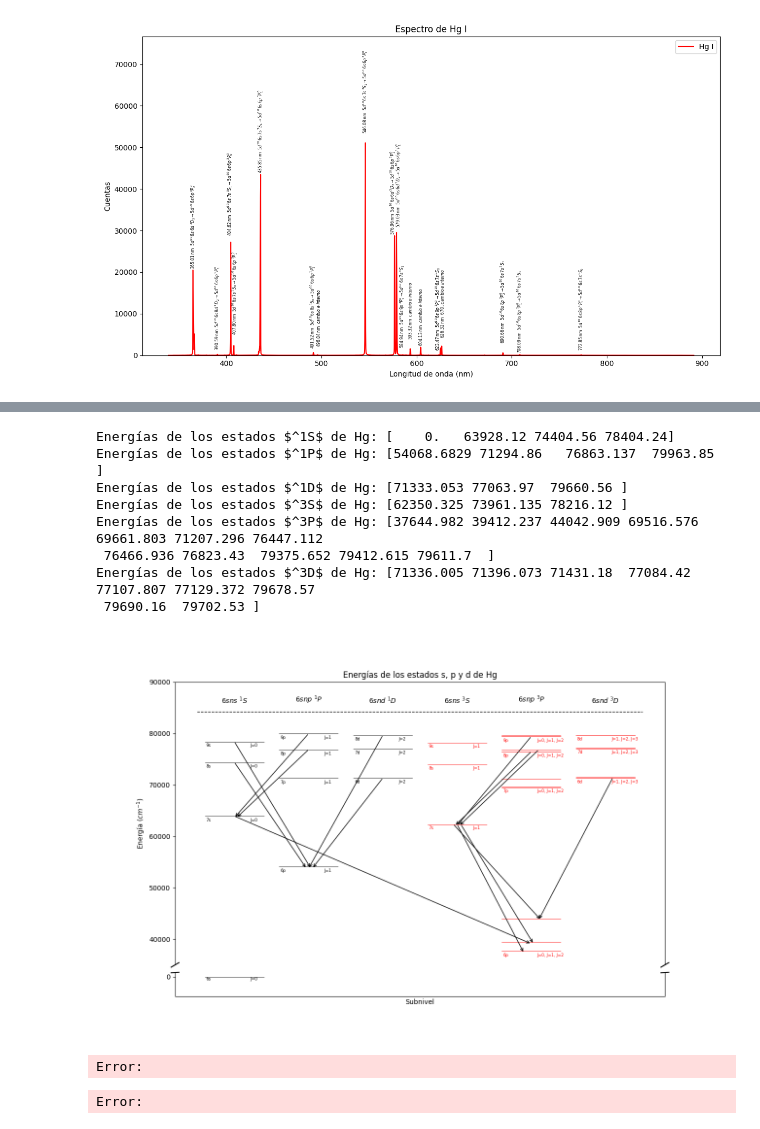
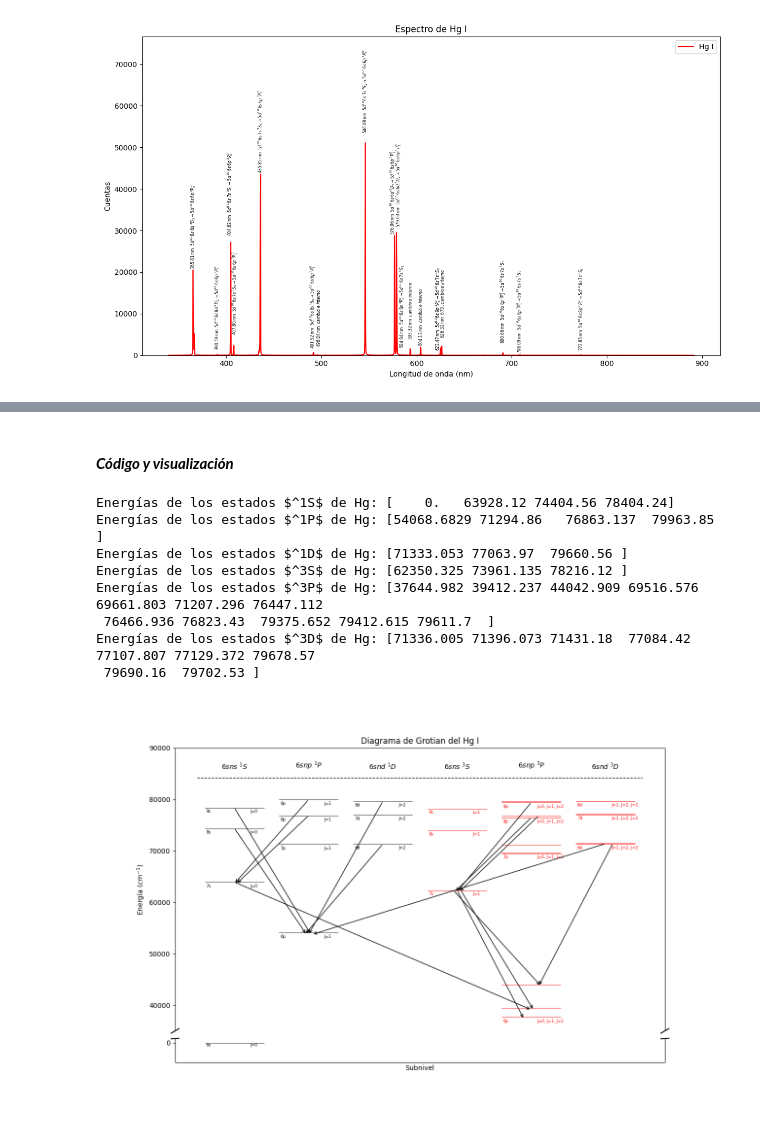
Before and after one commit to Edgarfevi/Proyectos, a Jupyter notebook: Proyectos_python/FISICA/TEIII/archivos_py/segundo_cuatri/capas_finas.ipynb, the cells around one changed output, grey strips where cells are left out. Saved outputs shown, nothing was run; the diff lists cells and outputs as text; code cells hidden in the pictures.

```diff
--- a/Proyectos_python/FISICA/TEIII/archivos_py/segundo_cuatri/capas_finas.ipynb
+++ b/Proyectos_python/FISICA/TEIII/archivos_py/segundo_cuatri/capas_finas.ipynb
@@ -69,4 +123,5 @@ pico 30: 866.69 nm
 # %%
+# --- Espectro de Na: construccion de la figura y anotaciones ---
 plt.figure(figsize=(12, 7))
 
 # Ajuste visual: elevar el pico cercano a 589.20 nm por encima de 30000 cuentas
@@ -83,33 +138,36 @@ if delta_589 > 0:
     sigma_nm = 0.06
     y_plot = y_plot + delta_589 * np.exp(-0.5 * ((x_plot - centro_589) / sigma_nm) ** 2)
 
+# Curva principal del espectro
 plt.plot(x_plot, y_plot, label='Na I', color='red')
 
 # Líneas de Na I en formato espectroscópico estándar
+
 lineas_na = [
     (415.88, r"2p^6\,17s\,^{2}S_{1/2}\rightarrow 2p^6\,3p\,^{2}P^{0}_{1/2}"),
     (419.91, r"2p^6\,14s\,^{2}S_{1/2}\rightarrow 2p^6\,3p\,^{2}P^{0}_{1/2}"),
     (455.31, r"2p^6\,6d\,^{2}D_{3/2}\rightarrow 2p^6\,3p\,^{2}P^{0}_{1/2}"),
     (498.16, r"2p^6\,5d\,^{2}D_{5/2}\rightarrow 2p^6\,3p\,^{2}P^{0}_{3/2}"),
-    (568.82, r"2p^6\,4d\,^{2}D_{3/2}\rightarrow 2p^6\,3p\,^{2}P^{0}"),
+    (568.82, r"2p^6\,4d\,^{2}D_{3/2}\rightarrow 2p^6\,3p\,^{2}P^{0}_{3/2}"),
     (588.93, r"2p^6\,3p\,^{2}P^{0}_{1/2}\rightarrow 2p^6\,3s\,^{2}S_{1/2}"),
     (589.20, r"2p^6\,3p\,^{2}P^{0}_{3/2}\rightarrow 2p^6\,3s\,^{2}S_{1/2}"),
-    (616.00, r"2p^6\,5s\,^{2}S\rightarrow 2p^6\,3p\,^{2}P^{0}_{3/2}"),
+    (616.00, r"2p^6\,5s\,^{2}S_{1/2}\rightarrow 2p^6\,3p\,^{2}P^{0}_{3/2}"),
     (696.49, r"2p^6\,10p\,^{2}P^{0}_{1/2}\rightarrow 2p^6\,4s\,^{2}S_{1/2}"),
     (706.64, r"2p^6\,9p\,^{2}P^{0}_{3/2}\rightarrow 2p^6\,4s\,^{2}S_{1/2}"),
     (738.29, r"2p^6\,8p\,^{2}P^{0}_{3/2}\rightarrow 2p^6\,4s\,^{2}S_{1/2}"),
-    (750.34, r"2p^6\,4p\,^{2}P^{0}_{1/2}\rightarrow 2p^6\,3p\,^{2}P^{0}"),
-    (763.36, r"2p^6\,4p\,^{2}P^{0}_{3/2}\rightarrow 2p^6\,3p\,^{2}P^{0}"),
+    (750.34, r"2p^6\,4p\,^{2}P^{0}_{1/2}\rightarrow 2p^6\,3p\,^{2}P^{0}_{1/2}"),
+    (763.36, r"2p^6\,4p\,^{2}P^{0}_{3/2}\rightarrow 2p^6\,3p\,^{2}P^{0}_{3/2}"),
     (772.34, r"2p^6\,7p\,^{2}P^{0}_{3/2}\rightarrow 2p^6\,4s\,^{2}S_{1/2}"),
     (794.75, r"2p^6\,7p\,^{2}P^{0}_{3/2}\rightarrow 2p^6\,4s\,^{2}S_{1/2}"),
     (801.33, r"2p^6\,7p\,^{2}P^{0}_{1/2}\rightarrow 2p^6\,4s\,^{2}S_{1/2}"),
     (811.41, r"2p^6\,3d\,^{2}D_{3/2}\rightarrow 2p^6\,3p\,^{2}P^{0}_{1/2}"),
-    (819.44, r"2p^6\,3d\,^{2}D_{3/2}\rightarrow 2p^6\,3p\,^{2}P^{0}"),
+    (819.44, r"2p^6\,3d\,^{2}D_{3/2}\rightarrow 2p^6\,3p\,^{2}P^{0}_{3/2}"),
     (826.31, r"2p^6\,3d\,^{2}D_{5/2}\rightarrow 2p^6\,3p\,^{2}P^{0}_{3/2}"),
     (852.10, r"2p^6\,6p\,^{2}P^{0}_{3/2}\rightarrow 2p^6\,4s\,^{2}S_{1/2}"),
     (866.69, r"2p^6\,6p\,^{2}P^{0}_{1/2}\rightarrow 2p^6\,4s\,^{2}S_{1/2}"),
 ]
 
+# Orden por longitud de onda para una colocacion consistente de etiquetas
 lineas_ordenadas = sorted(lineas_na, key=lambda t: t[0])
 offset_vertical = [350, 1050, 1750, 2450]
 
@@ -146,6 +204,7 @@ for cluster in clusters:
     for k, (lambda_nm, _) in enumerate(cluster):
         offset_cluster[round(lambda_nm, 2)] = (x_vals[k], 280 * k)
 
+# Dibuja texto rotado con longitud de onda y transicion para cada linea
 for i, (lambda_nm, transicion) in enumerate(lineas_ordenadas):
     idx = int(np.argmin(np.abs(x_plot - lambda_nm)))
     y_pico = y_plot[idx]
@@ -1064,4 +1203,7 @@ plt.show()
+# %% [markdown]
+#### ***Código y visualización***
 # %%
+# --- Diagrama de Grotrian de Hg: armado de niveles y transiciones ---
 Datos_Energia_s_Hg_1 =[]
 Datos_Energia_p_Hg_1 =[]
 Datos_Energia_d_Hg_1 =[]
@@ -1069,6 +1211,7 @@ Datos_Energia_s_Hg_3 =[]
 Datos_Energia_p_Hg_3 =[]
 Datos_Energia_d_Hg_3 =[]
 
+# Extraccion de niveles desde la tabla para terminos singlete/triplete
 """6sns"""
 
 
@@ -1092,6 +1235,7 @@ for i in range(len(Data)):
 
 
 
+# Arreglos de energia por serie y multiplicidad
 Energia_s_1 = np.array(Datos_Energia_s_Hg_1)
 Energia_p_1 = np.array(Datos_Energia_p_Hg_1)
 Energia_d_1 = np.array(Datos_Energia_d_Hg_1)
@@ -1130,6 +1274,9 @@ transiciones_hg = [
 
     # lambda = 546.08 nm (7s ³S -> 6p ³P⁰)
     (3.5, Energia_s_3[0], 4.5, Energia_p_3[2]),
+
+    # lambda = 576.96 nm (6d ³D₂ -> 6p ¹P⁰₁) - ¡Línea de intercombinación! (Añadida)
+    (5.5, Energia_d_3[1], 1.5, Energia_p_1[0]),
 
     # lambda = 579.03 nm (6d ¹D -> 6p ¹P⁰)
     (2.5, Energia_d_1[0], 1.5, Energia_p_1[0]),
@@ -1191,6 +1338,7 @@ jitter_seq = [0.0, 0.02, -0.02, 0.035, -0.035]
 jitter_salida_seq = [0.0, 0.05, -0.05, 0.08, -0.08]
 jitter_llegada_seq = [0.0, 0.03, -0.03, 0.05, -0.05]
 
+# Flechas de transicion con jitter para legibilidad
 for x1, y1, x2, y2 in transiciones_hg:
     key = (round(x1, 3), round(y1, 3), round(x2, 3), round(y2, 3))
     j = jitter_seq[repes[key] % len(jitter_seq)]
@@ -1316,33 +1464,31 @@ ax_bajo.tick_params(top=False)
 d = 0.008
 kwargs = dict(transform=ax_alto.transAxes, color='k', clip_on=False)
 ax_alto.plot((-d, +d), (-d, +d), **kwargs)
 ax_alto.plot((1 - d, 1 + d), (-d, +d), **kwargs)
 kwargs.update(transform=ax_bajo.transAxes)
 ax_bajo.plot((-d, +d), (1 - d, 1 + d), **kwargs)
 ax_bajo.plot((1 - d, 1 + d), (1 - d, 1 + d), **kwargs)
 
 ax_bajo.set_xlabel('Subnivel')
 ax_bajo.set_xticks([])
 ax_alto.set_ylabel(r'Energía $(cm^{-1})$')
 ax_alto.set_title('Diagrama de Grotian del Hg I')
 
 ax_alto.text(0.5, 85500, r'$6sns \ ^1S$', ha='center', va='bottom')
 ax_alto.text(1.5, 85500, r'$6snp \ ^1P$', ha='center', va='bottom')
 ax_alto.text(2.5, 85500, r'$6snd \ ^1D$', ha='center', va='bottom')
 ax_alto.text(3.5, 85500, r'$6sns \ ^3S$', ha='center', va='bottom')
 ax_alto.text(4.5, 85500, r'$6snp \ ^3P$', ha='center', va='bottom')
 ax_alto.text(5.5, 85500, r'$6snd \ ^3D$', ha='center', va='bottom')
 
 plt.show()
 # %% [output]
 Energías de los estados $^1S$ de Hg: [    0.   63928.12 74404.56 78404.24]
 Energías de los estados $^1P$ de Hg: [54068.6829 71294.86   76863.137  79963.85  ]
 Energías de los estados $^1D$ de Hg: [71333.053 77063.97  79660.56 ]
 Energías de los estados $^3S$ de Hg: [62350.325 73961.135 78216.12 ]
 Energías de los estados $^3P$ de Hg: [37644.982 39412.237 44042.909 69516.576 69661.803 71207.296 76447.112
  76466.936 76823.43  79375.652 79412.615 79611.7  ]
 Energías de los estados $^3D$ de Hg: [71336.005 71396.073 71431.18  77084.42  77107.807 77129.372 79678.57
  79690.16  79702.53 ]
-[figure, old version]
+[figure, new version]
-Error:
-Error:
```
Also changed, not shown: parts of 39 cells of this notebook, 1 other file.
